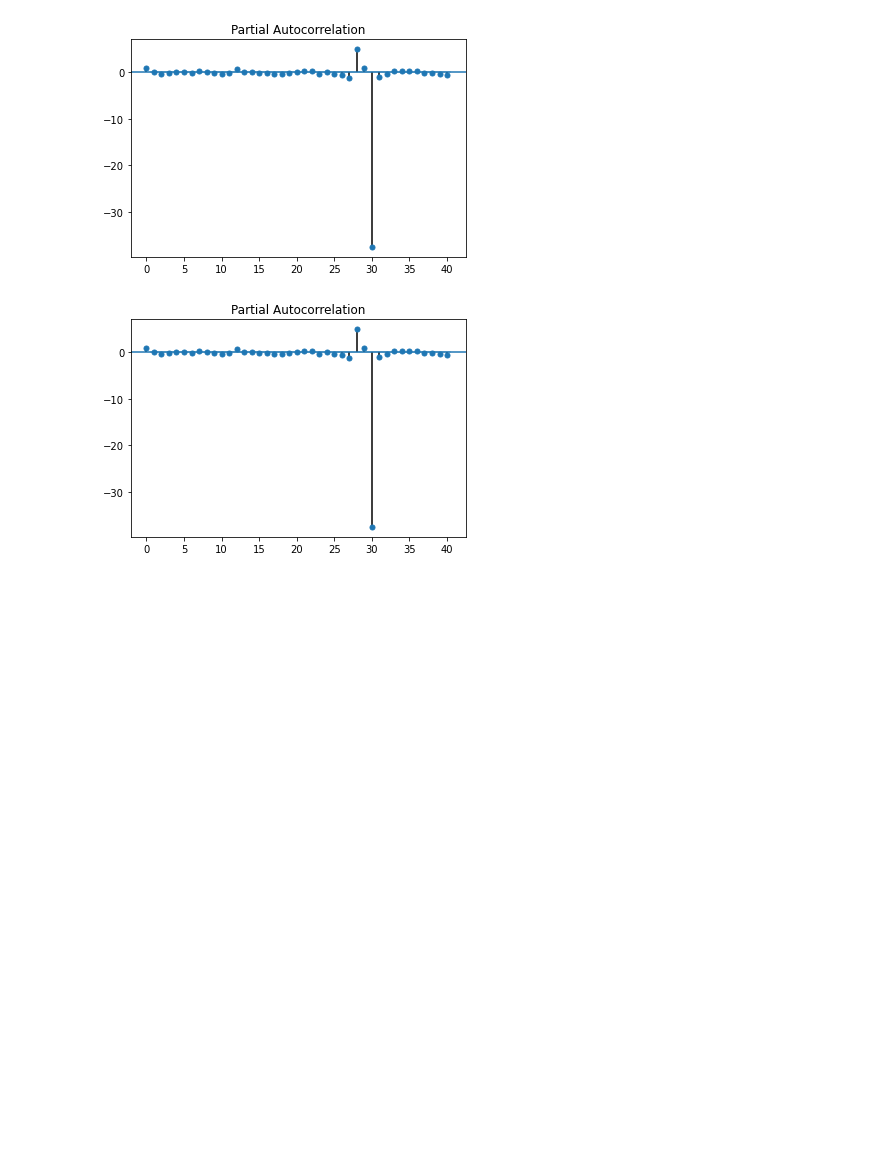
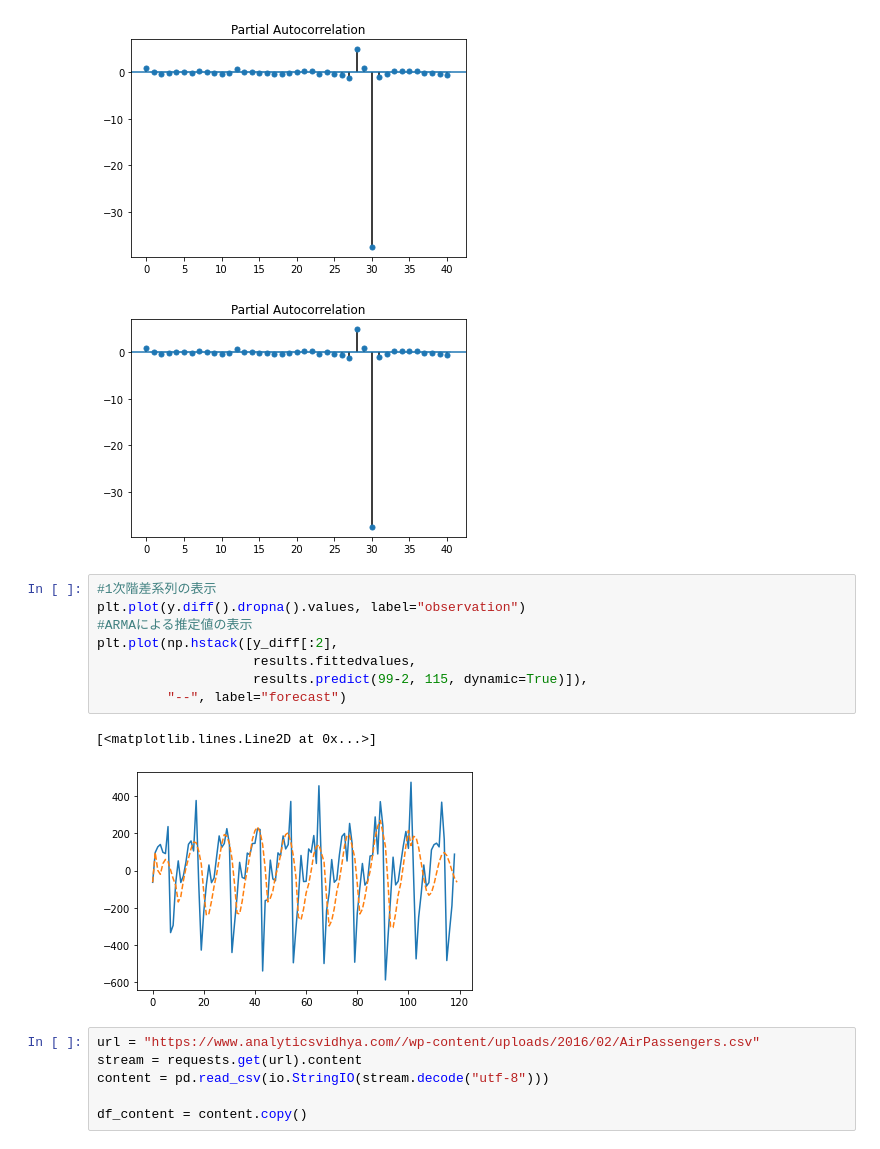
Before and after one commit to yujiimt/time_series, a Jupyter notebook: time_series_book/ARmodel.ipynb, the cells around one changed output. Drawn from its saved outputs; the diff is of its cells as text; blank space fills up the shorter version.

```diff
--- a/time_series_book/ARmodel.ipynb
+++ b/time_series_book/ARmodel.ipynb
@@ -167,3 +167,20 @@ tsaplots.plot_pacf(res, lags=40)
 # %% [output]
 [figure]
 [figure]
+# %%
+#1次階差系列の表示
+plt.plot(y.diff().dropna().values, label="observation")
+#ARMAによる推定値の表示
+plt.plot(np.hstack([y_diff[:2],
+                    results.fittedvalues,
+                    results.predict(99-2, 115, dynamic=True)]),
+         "--", label="forecast")
+# %% [output]
+[<matplotlib.lines.Line2D at 0x...>]
+[figure, added]
+# %%
+url = "https://www.analyticsvidhya.com//wp-content/uploads/2016/02/AirPassengers.csv"
+stream = requests.get(url).content
+content = pd.read_csv(io.StringIO(stream.decode("utf-8")))
+
+df_content = content.copy()
```
Also changed, not shown: parts of 12 cells of this notebook.
